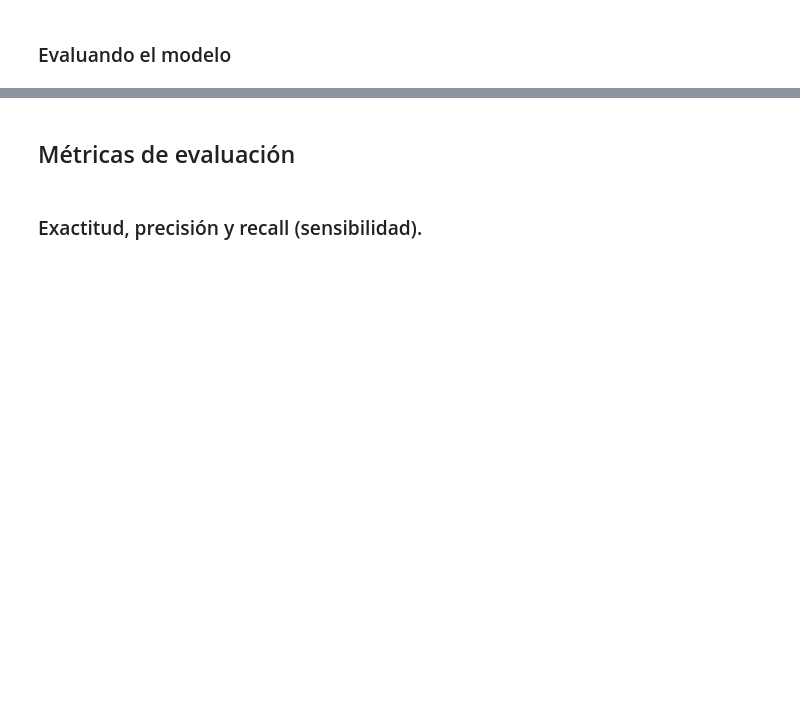
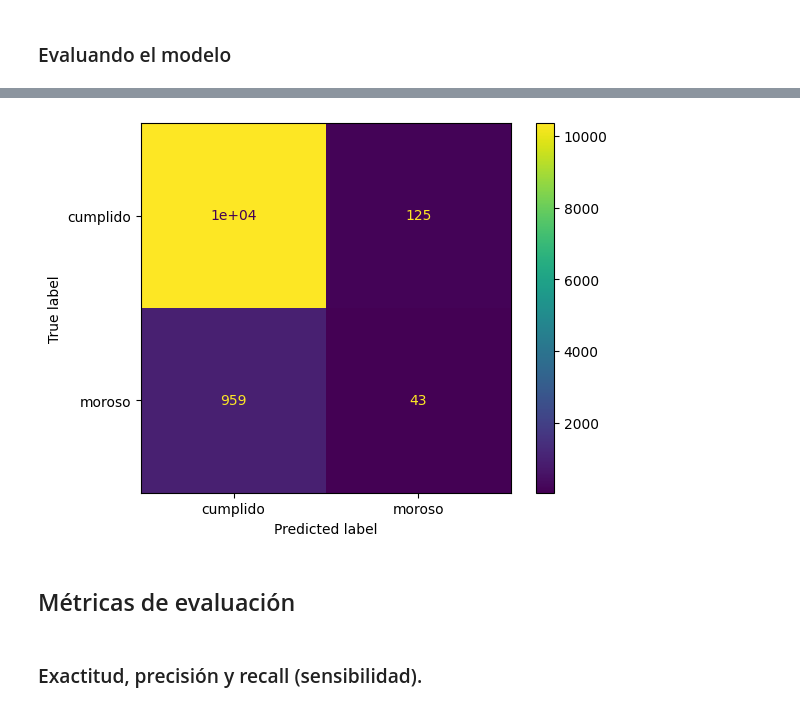
Before and after one commit to Carancho25/Informe-de-Gestion-por-locales, a Jupyter notebook: Clasificacion_validacion_y_metricas.ipynb, the cells around one changed output, grey strips where cells are left out. Cells and saved outputs as stored; diff of their text form; code cells hidden in the pictures; blank space fills up the shorter version.

```diff
--- a/Clasificacion_validacion_y_metricas.ipynb
+++ b/Clasificacion_validacion_y_metricas.ipynb
@@ -70,3 +85,8 @@ print (f" La exatitud del modelo con el conjunto de validacion es: {modelo.score
+# %%
+visualizacion = ConfusionMatrixDisplay(confusion_matrix=matriz_confusion, display_labels=["cumplido","moroso"])
+visualizacion.plot();
+# %% [output]
+[figure, added]
 # %% [markdown]
 ## <font color='dark'>Métricas de evaluación</h1>
 # %% [markdown]
```
Also changed, not shown: parts of 9 cells of this notebook.
